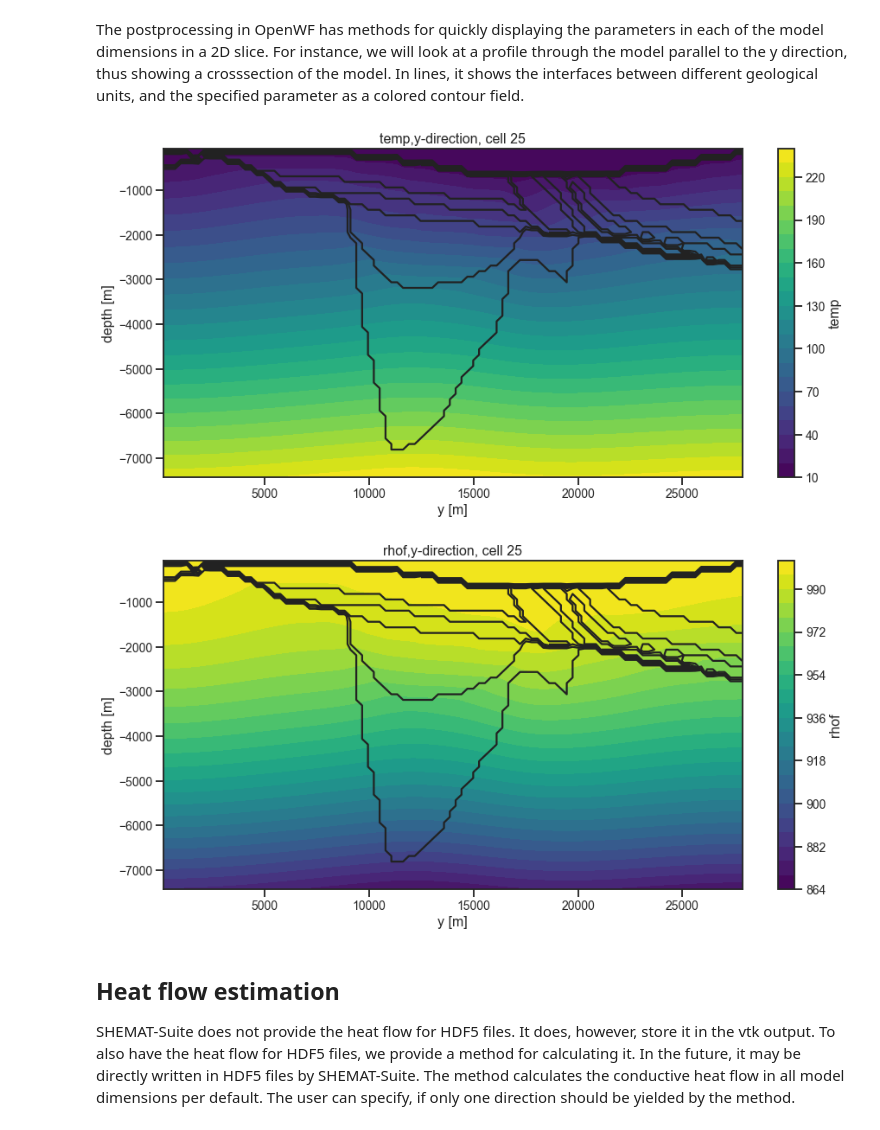
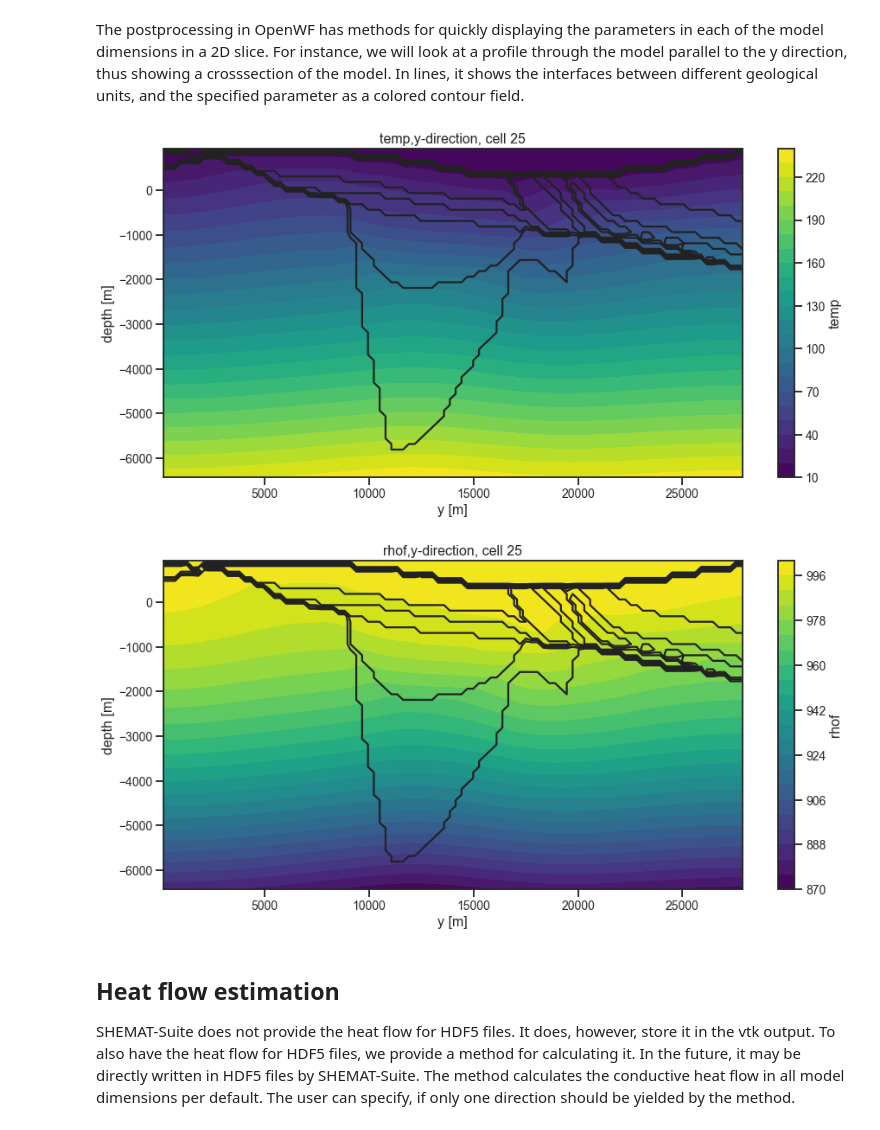
Before and after one commit to GEG-ETHZ/PSGeothermieAargau, a Jupyter notebook: examples/WP3-heat_transport/POC-HFD_calculation.ipynb, the cells around one changed output. Cells and saved outputs as stored; diff of their text form; code cells hidden in the pictures.

```diff
--- a/examples/WP3-heat_transport/POC-HFD_calculation.ipynb
+++ b/examples/WP3-heat_transport/POC-HFD_calculation.ipynb
@@ -72,15 +72,15 @@ The postprocessing in OpenWF has methods for quickly displaying the parameters i
 # %%
 # plot slice temperature
 fig = plt.figure(figsize=[15,7])
-pp.plot_slice(model_path, parameter='temp', direction='y', cell_number=25)
+pp.plot_slice(model_path, parameter='temp', direction='y', cell_number=25, model_depth=6500.)
 # %% [output]
-[figure, old version]
+[figure, new version]
 # %%
 # plot slice fluid density
 fig = plt.figure(figsize=[15,7])
-pp.plot_slice(model_path, parameter='rhof', direction='y', cell_number=25)
+pp.plot_slice(model_path, parameter='rhof', direction='y', cell_number=25, model_depth=6500)
 # %% [output]
-[figure, old version]
+[figure, new version]
 # %% [markdown]
 ## Heat flow estimation
 SHEMAT-Suite does not provide the heat flow for HDF5 files. It does, however, store it in the vtk output. To also have the heat flow for HDF5 files, we provide a method for calculating it. In the future, it may be directly written in HDF5 files by SHEMAT-Suite. The method calculates the conductive heat flow in all model dimensions per default. The user can specify, if only one direction should be yielded by the method.
```
Also changed, not shown: parts of 139 cells of this notebook, 3 other files.
